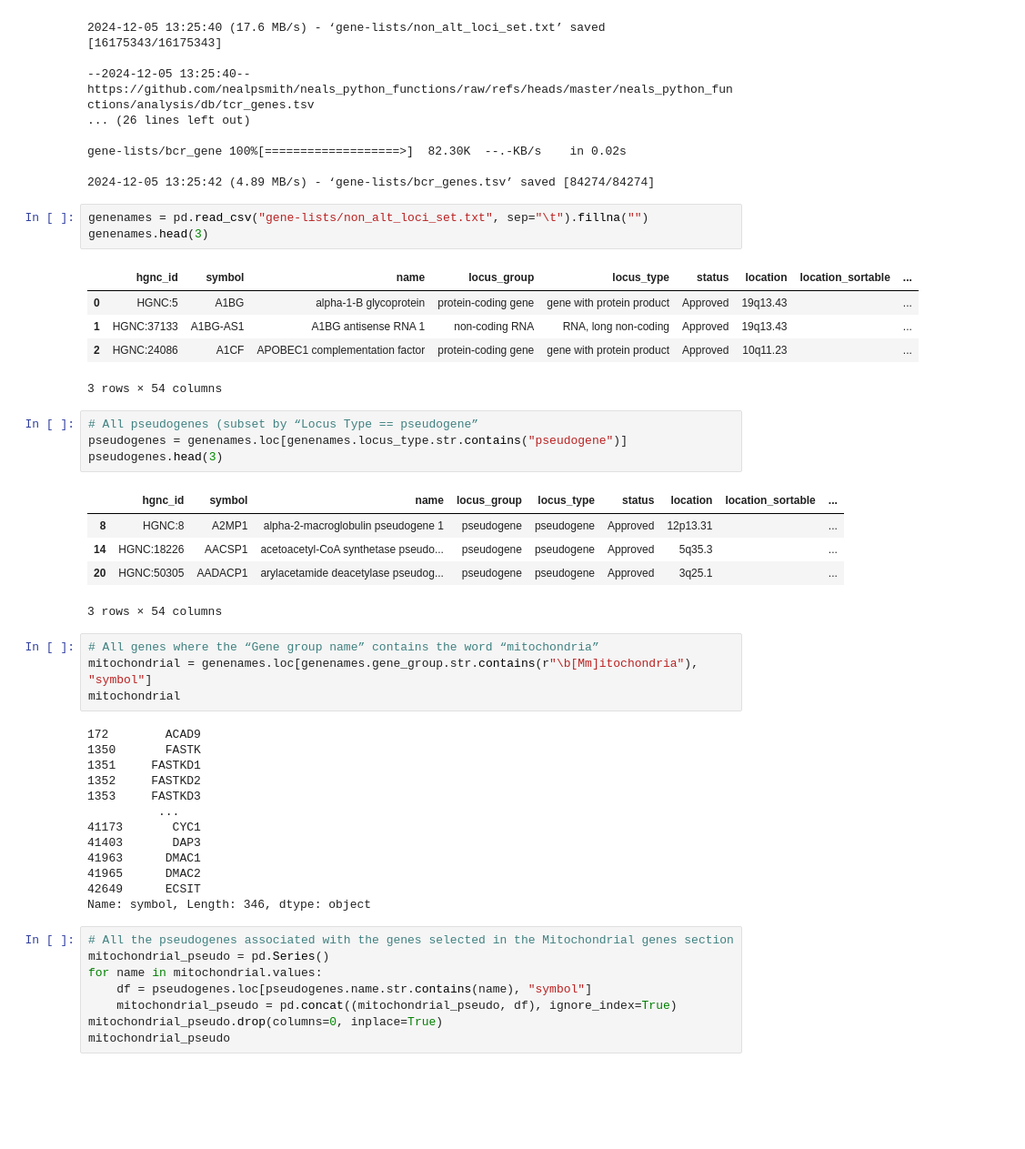
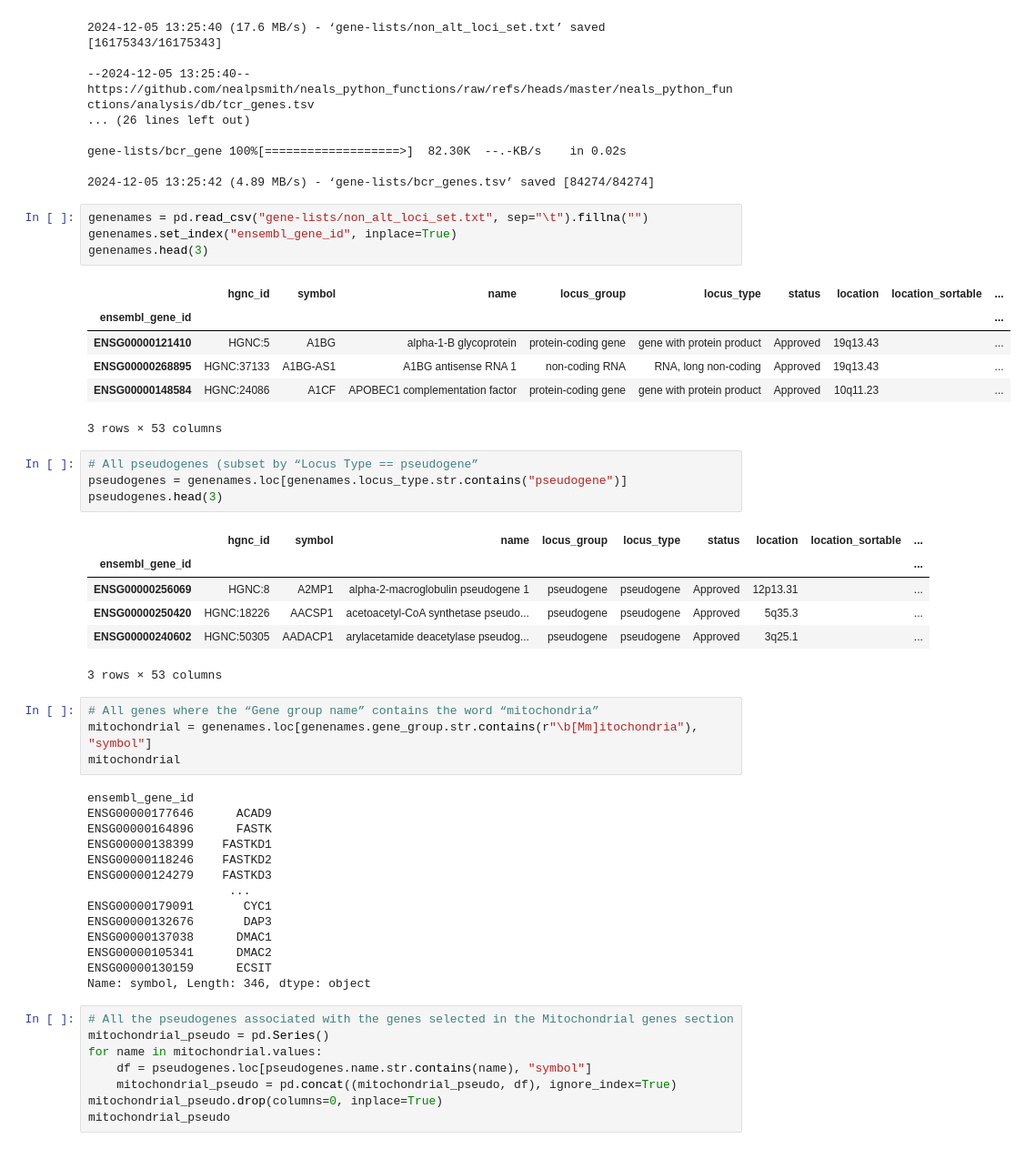
Before and after one commit to cellannotation/cap-gene-filtering, a Jupyter notebook: gene_filtering.ipynb, the cells around one changed output. Shown at 91% size. Drawn from its saved outputs; the diff is of its cells as text; blank space fills up the shorter version.

```diff
--- a/gene_filtering.ipynb
+++ b/gene_filtering.ipynb
@@ -42,39 +42,43 @@ gene-lists/bcr_gene 100%[===================>]  82.30K  --.-KB/s    in 0.02s
 2024-12-05 13:25:42 (4.89 MB/s) - ‘gene-lists/bcr_genes.tsv’ saved [84274/84274]
 # %%
 genenames = pd.read_csv("gene-lists/non_alt_loci_set.txt", sep="\t").fillna("")
+genenames.set_index("ensembl_gene_id", inplace=True)
 genenames.head(3)
 # %% [output]
 |  | hgnc_id | symbol | name | locus_group | locus_type | status | location | location_sortable | ... |
-| 0 | HGNC:5 | A1BG | alpha-1-B glycoprotein | protein-coding gene | gene with protein product | Approved | 19q13.43 |  | ... |
-| 1 | HGNC:37133 | A1BG-AS1 | A1BG antisense RNA 1 | non-coding RNA | RNA, long non-coding | Approved | 19q13.43 |  | ... |
-| 2 | HGNC:24086 | A1CF | APOBEC1 complementation factor | protein-coding gene | gene with protein product | Approved | 10q11.23 |  | ... |
+| ensembl_gene_id |  |  |  |  |  |  |  |  | ... |
+| ENSG00000121410 | HGNC:5 | A1BG | alpha-1-B glycoprotein | protein-coding gene | gene with protein product | Approved | 19q13.43 |  | ... |
+| ENSG00000268895 | HGNC:37133 | A1BG-AS1 | A1BG antisense RNA 1 | non-coding RNA | RNA, long non-coding | Approved | 19q13.43 |  | ... |
+| ENSG00000148584 | HGNC:24086 | A1CF | APOBEC1 complementation factor | protein-coding gene | gene with protein product | Approved | 10q11.23 |  | ... |
-3 rows × 54 columns
+3 rows × 53 columns
 # %%
 # All pseudogenes (subset by “Locus Type == pseudogene”
 pseudogenes = genenames.loc[genenames.locus_type.str.contains("pseudogene")]
 pseudogenes.head(3)
 # %% [output]
 |  | hgnc_id | symbol | name | locus_group | locus_type | status | location | location_sortable | ... |
-| 8 | HGNC:8 | A2MP1 | alpha-2-macroglobulin pseudogene 1 | pseudogene | pseudogene | Approved | 12p13.31 |  | ... |
-| 14 | HGNC:18226 | AACSP1 | acetoacetyl-CoA synthetase pseudo... | pseudogene | pseudogene | Approved | 5q35.3 |  | ... |
-| 20 | HGNC:50305 | AADACP1 | arylacetamide deacetylase pseudog... | pseudogene | pseudogene | Approved | 3q25.1 |  | ... |
+| ensembl_gene_id |  |  |  |  |  |  |  |  | ... |
+| ENSG00000256069 | HGNC:8 | A2MP1 | alpha-2-macroglobulin pseudogene 1 | pseudogene | pseudogene | Approved | 12p13.31 |  | ... |
+| ENSG00000250420 | HGNC:18226 | AACSP1 | acetoacetyl-CoA synthetase pseudo... | pseudogene | pseudogene | Approved | 5q35.3 |  | ... |
+| ENSG00000240602 | HGNC:50305 | AADACP1 | arylacetamide deacetylase pseudog... | pseudogene | pseudogene | Approved | 3q25.1 |  | ... |
-3 rows × 54 columns
+3 rows × 53 columns
 # %%
 # All genes where the “Gene group name” contains the word “mitochondria”
 mitochondrial = genenames.loc[genenames.gene_group.str.contains(r"\b[Mm]itochondria"), "symbol"]
 mitochondrial
 # %% [output]
-172        ACAD9
-1350       FASTK
-1351     FASTKD1
-1352     FASTKD2
-1353     FASTKD3
-          ...
-41173       CYC1
-41403       DAP3
-41963      DMAC1
-41965      DMAC2
-42649      ECSIT
+ensembl_gene_id
+ENSG00000177646      ACAD9
+ENSG00000164896      FASTK
+ENSG00000138399    FASTKD1
+ENSG00000118246    FASTKD2
+ENSG00000124279    FASTKD3
+                    ...
+ENSG00000179091       CYC1
+ENSG00000132676       DAP3
+ENSG00000137038      DMAC1
+ENSG00000105341      DMAC2
+ENSG00000130159      ECSIT
 Name: symbol, Length: 346, dtype: object
 # %%
 # All the pseudogenes associated with the genes selected in the Mitochondrial genes section
```
Also changed, not shown: parts of 9 cells of this notebook, 1 other file.
